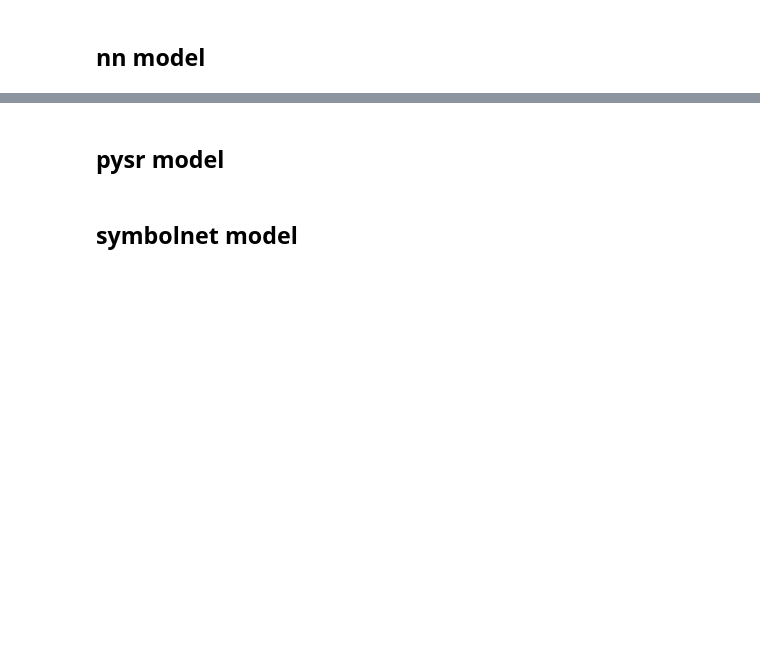
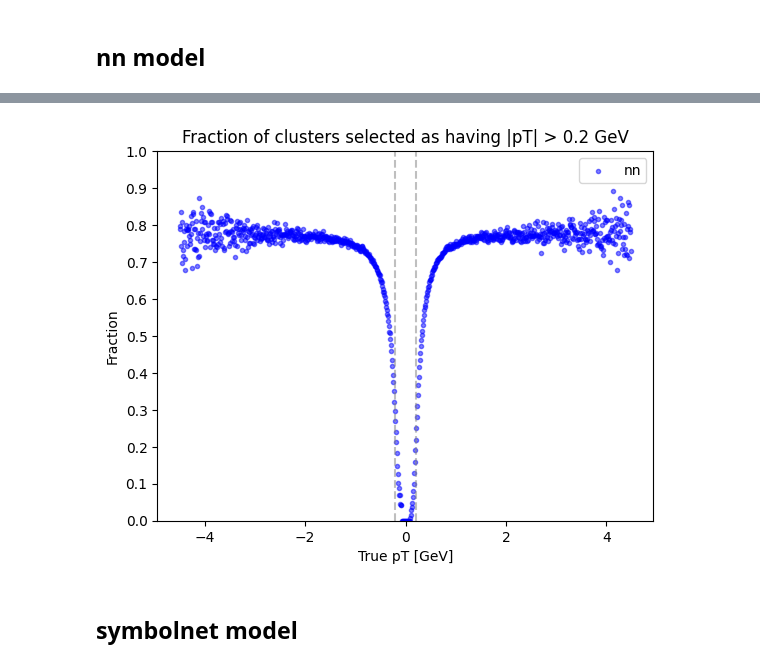
Before and after one commit to hftsoi/smart-pixels, a Jupyter notebook: smart_pixels.ipynb, the cells around one changed output, grey strips where cells are left out. Saved outputs shown, nothing was run; the diff lists cells and outputs as text; code cells hidden in the pictures; blank space fills up the shorter version.

```diff
--- a/smart_pixels.ipynb
+++ b/smart_pixels.ipynb
@@ -284,27 +367,27 @@ plot_roc(Y_test, Y_pred, ['Low pT (pos)','Low pT (neg)','High pT'])
 # %%
 custom_bins = np.arange(-4.5, 4.5, 0.01)
 bin_centers = 0.5 * (custom_bins[:-1] + custom_bins[1:])
 
-indices_001 = np.argmax(Y_pred, axis=1) == 2
+indices_001_nn = np.argmax(Y_nn_pred, axis=1) == 2
 
-total_counts, _ = np.histogram(pt_truth_test, bins=custom_bins)
-class_001_counts, _ = np.histogram(pt_truth_test[indices_001], bins=custom_bins)
+total_counts_nn, _ = np.histogram(pt_truth_test, bins=custom_bins)
+class_001_counts_nn, _ = np.histogram(pt_truth_test[indices_001_nn], bins=custom_bins)
 
-proportions = class_001_counts / total_counts
-proportions = np.nan_to_num(proportions)
+proportions_nn = class_001_counts_nn / total_counts_nn
+proportions_nn = np.nan_to_num(proportions_nn)
 
-plt.scatter(bin_centers, proportions, marker='.', label='NN', alpha=0.5, color='blue')
+plt.scatter(bin_centers, proportions_nn, marker='.', label='nn', alpha=0.5, color='blue')
 plt.axvline(x=0.2, color='grey', linestyle='--', alpha=0.5)
 plt.axvline(x=-0.2, color='grey', linestyle='--', alpha=0.5)
 
 plt.legend(fontsize=10)
 plt.xlabel('True pT [GeV]')
 plt.ylabel('Fraction')
 plt.title('Fraction of clusters selected as having |pT| > 0.2 GeV')
 plt.yticks(np.arange(0, 1.1, 0.1))
 #plt.yscale('log')
 plt.ylim(0, 1)
 plt.legend()
 plt.show()
+# %% [output]
+[figure, added]
-# %% [markdown]
-## pysr model
```
Also changed, not shown: parts of 25 cells of this notebook.
